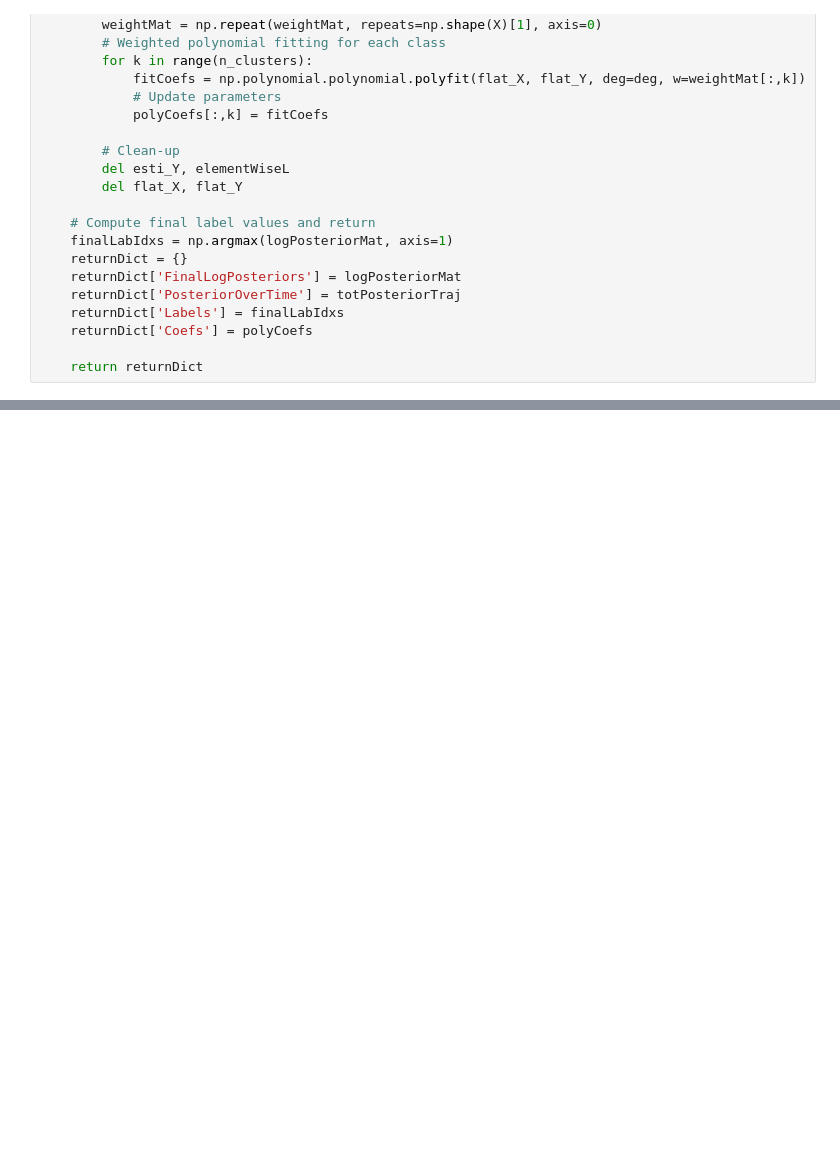
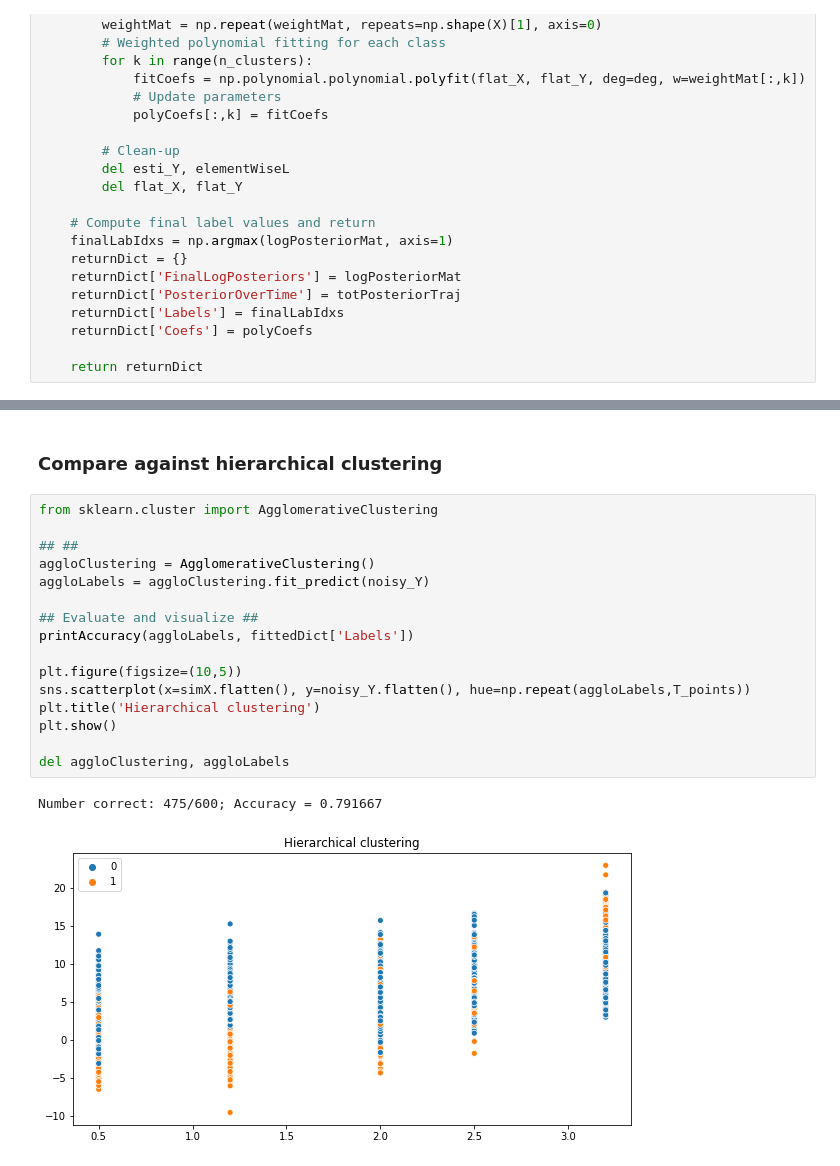
Before and after one commit to im-ant/COMP551_Applied_ML, a Jupyter notebook: algorithms/Model_Based_EM.ipynb, the cells around one changed output, grey strips where cells are left out. Saved outputs shown, nothing was run; the diff lists cells and outputs as text; blank space fills up the shorter version.

```diff
--- a/algorithms/Model_Based_EM.ipynb
+++ b/algorithms/Model_Based_EM.ipynb
@@ -200,0 +223,21 @@ Number correct: 584/600; Accuracy = 0.973333
+# %% [markdown]
+### Compare against hierarchical clustering
+# %%
+from sklearn.cluster import AgglomerativeClustering
+
+## ##
+aggloClustering = AgglomerativeClustering()
+aggloLabels = aggloClustering.fit_predict(noisy_Y)
+
+## Evaluate and visualize ##
+printAccuracy(aggloLabels, fittedDict['Labels'])
+
+plt.figure(figsize=(10,5))
+sns.scatterplot(x=simX.flatten(), y=noisy_Y.flatten(), hue=np.repeat(aggloLabels,T_points))
+plt.title('Hierarchical clustering')
+plt.show()
+
+del aggloClustering, aggloLabels
+# %% [output]
+Number correct: 475/600; Accuracy = 0.791667
+[figure, added]
```
Also changed, not shown: parts of 11 cells of this notebook.
